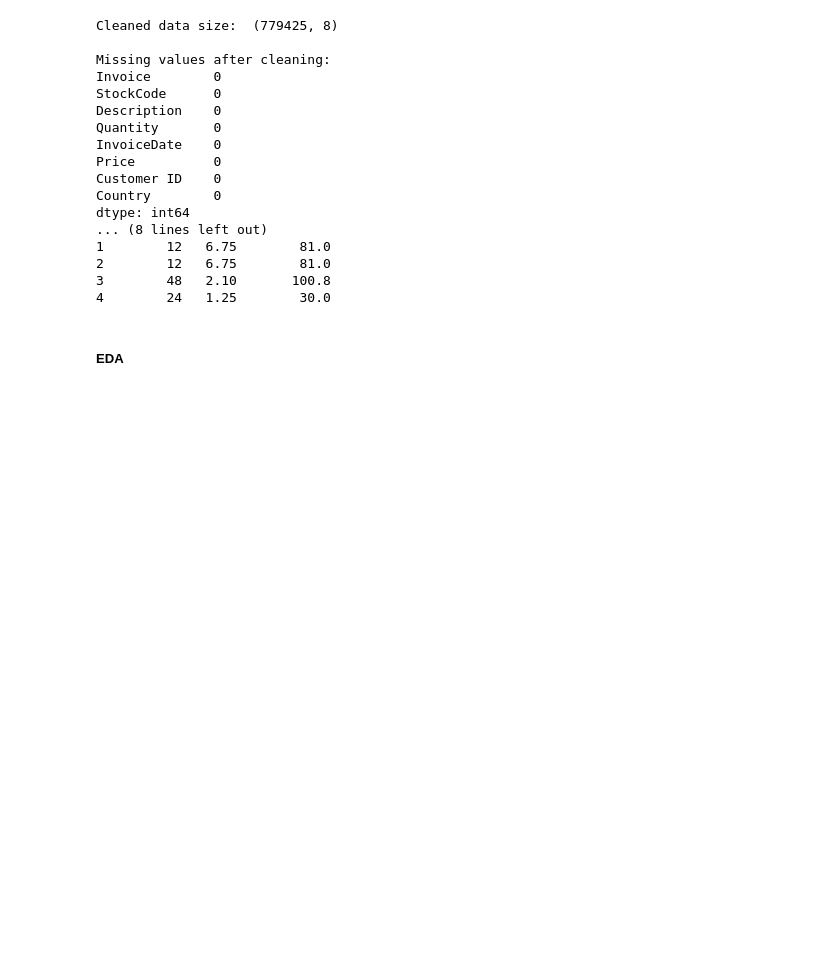
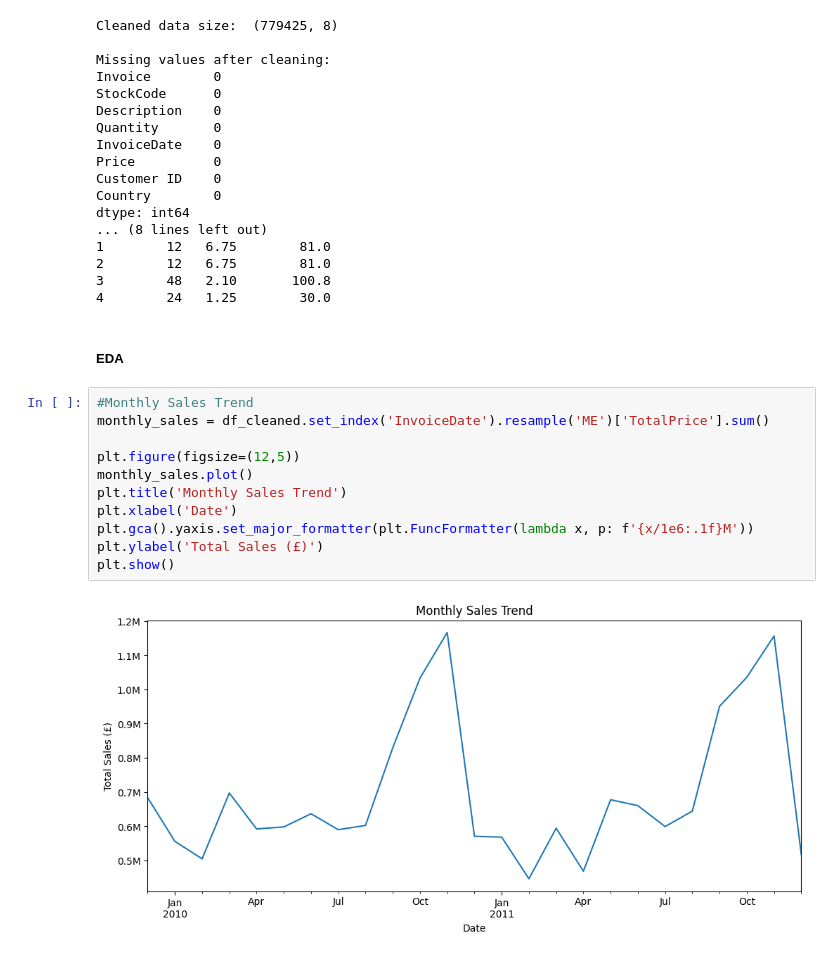
Before and after one commit to sudenazimal/online-retail-customer-analysis, a Jupyter notebook: notebook.ipynb, the cells around one changed output. Cells and saved outputs as stored; diff of their text form; blank space fills up the shorter version.

Commit message:
First EDA graph added

```diff
--- a/notebook.ipynb
+++ b/notebook.ipynb
@@ -109,3 +112,16 @@ dtype: int64
 4        24   1.25        30.0
 # %% [markdown]
 ##### EDA
+# %%
+#Monthly Sales Trend
+monthly_sales = df_cleaned.set_index('InvoiceDate').resample('ME')['TotalPrice'].sum()
+
+plt.figure(figsize=(12,5))
+monthly_sales.plot()
+plt.title('Monthly Sales Trend')
+plt.xlabel('Date')
+plt.gca().yaxis.set_major_formatter(plt.FuncFormatter(lambda x, p: f'{x/1e6:.1f}M'))
+plt.ylabel('Total Sales (£)')
+plt.show()
+# %% [output]
+[figure, added]
```
Also changed, not shown: parts of 1 cell of this notebook, 1 other file.
